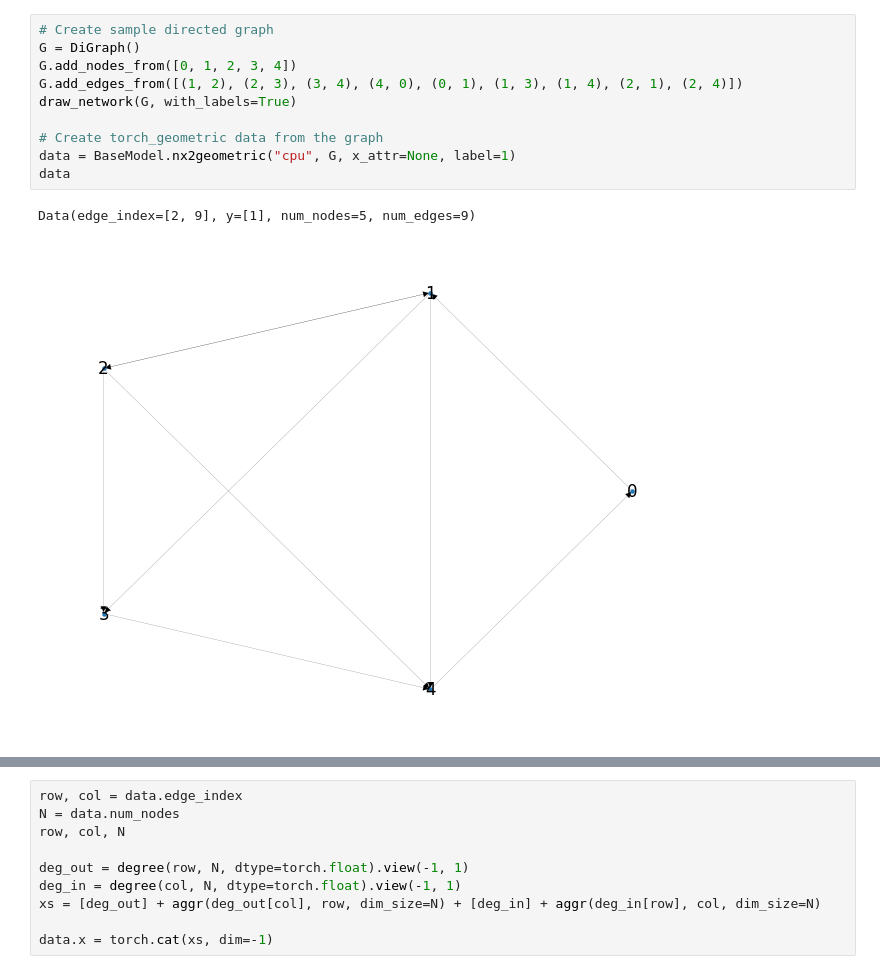
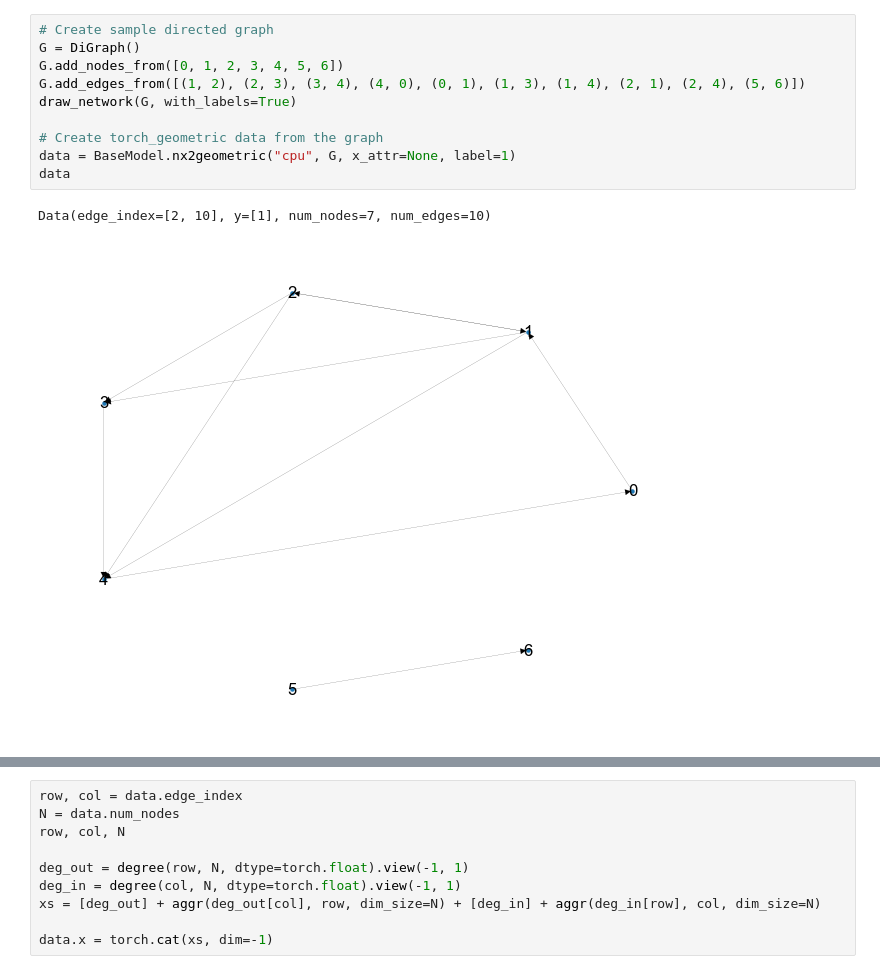
Before and after one commit to Wotaker/masters-thesis, a Jupyter notebook: master_thesis/notebooks/ldp-directed-validation.ipynb, the cells around one changed output, grey strips where cells are left out. Drawn from its saved outputs; the diff is of its cells as text.

```diff
--- a/master_thesis/notebooks/ldp-directed-validation.ipynb
+++ b/master_thesis/notebooks/ldp-directed-validation.ipynb
@@ -21,13 +29,13 @@ aggr = FusedAggregation(['min', 'max', 'mean', 'std'])
 # %%
 # Create sample directed graph
 G = DiGraph()
-G.add_nodes_from([0, 1, 2, 3, 4])
-G.add_edges_from([(1, 2), (2, 3), (3, 4), (4, 0), (0, 1), (1, 3), (1, 4), (2, 1), (2, 4)])
+G.add_nodes_from([0, 1, 2, 3, 4, 5, 6])
+G.add_edges_from([(1, 2), (2, 3), (3, 4), (4, 0), (0, 1), (1, 3), (1, 4), (2, 1), (2, 4), (5, 6)])
 draw_network(G, with_labels=True)
 
 # Create torch_geometric data from the graph
 data = BaseModel.nx2geometric("cpu", G, x_attr=None, label=1)
 data
 # %% [output]
-Data(edge_index=[2, 9], y=[1], num_nodes=5, num_edges=9)
+Data(edge_index=[2, 10], y=[1], num_nodes=7, num_edges=10)
-[figure, old version]
+[figure, new version]
```
Also changed, not shown: parts of 7 cells of this notebook, 5 other files.
